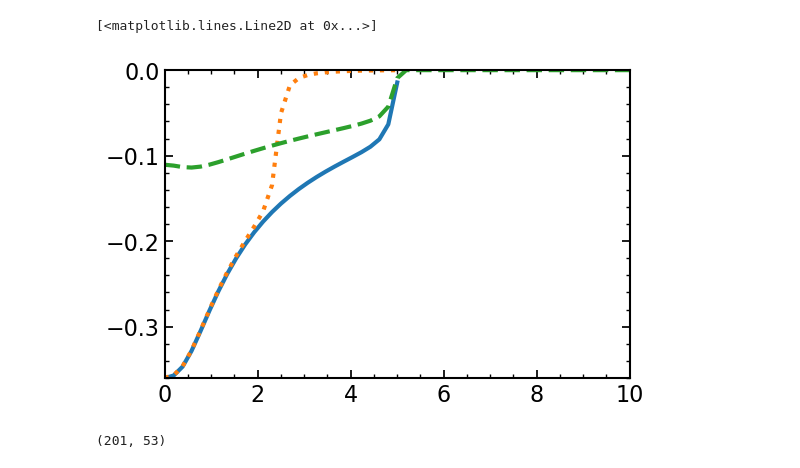
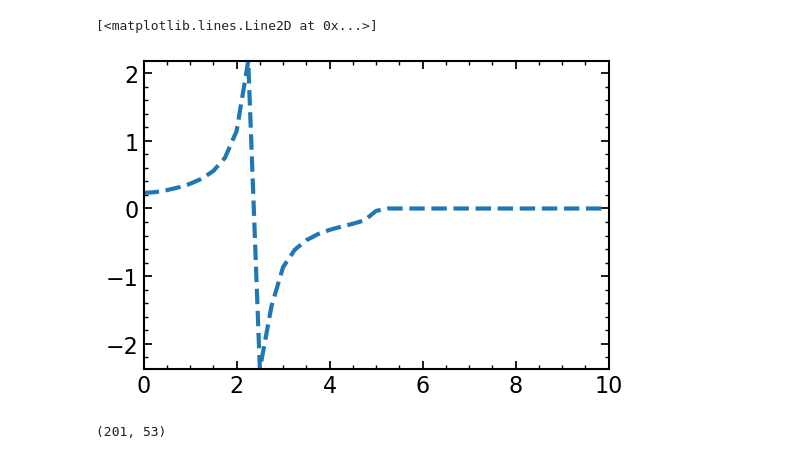
Before and after one commit to k-maslov/TMQGP, a Jupyter notebook: ipy/Quasiparticle/ConvolutionIntegral.ipynb, the cells around one changed output. Saved outputs shown, nothing was run; the diff lists cells and outputs as text; code cells hidden in the pictures.

```diff
--- a/ipy/Quasiparticle/ConvolutionIntegral.ipynb
+++ b/ipy/Quasiparticle/ConvolutionIntegral.ipynb
@@ -14,4 +14,4 @@ erange1 = linspace(-5, 5, 401)
 qrange1 = linspace(0, 5, 201)
 
 erange2 = linspace(-5, 5, 101)
-qrange2 = linspace(0, 5, 27)
+qrange2 = linspace(0, 5, 21)
@@ -55,10 +204,10 @@ ch0_e = QuarkTM.Channel(pt1, pt1, T, G2_mode=0, expand=1)
 # %%
-plt.plot(ch1.qrange, ch1.G2[40, :])
-plt.plot(ch0.qrange, ch0.G2[40, :], ls=':')
-plt.plot(ch0_e.qrange, ch0_e.G2[40, :], ls='--')
+# plt.plot(ch1.qrange, ch1.G2[40, :])
+# plt.plot(ch0.qrange, ch0.G2[40, :], ls=':')
+plt.plot(ch0_e.qrange, ch0_e.G2[150, :], ls='--')
 # %% [output]
 [<matplotlib.lines.Line2D at 0x...>]
-[figure, old version]
+[figure, new version]
 # %%
 ch0_e.G2.shape
 # %% [output]
```
Also changed, not shown: parts of 30 cells of this notebook, 4 other files.
